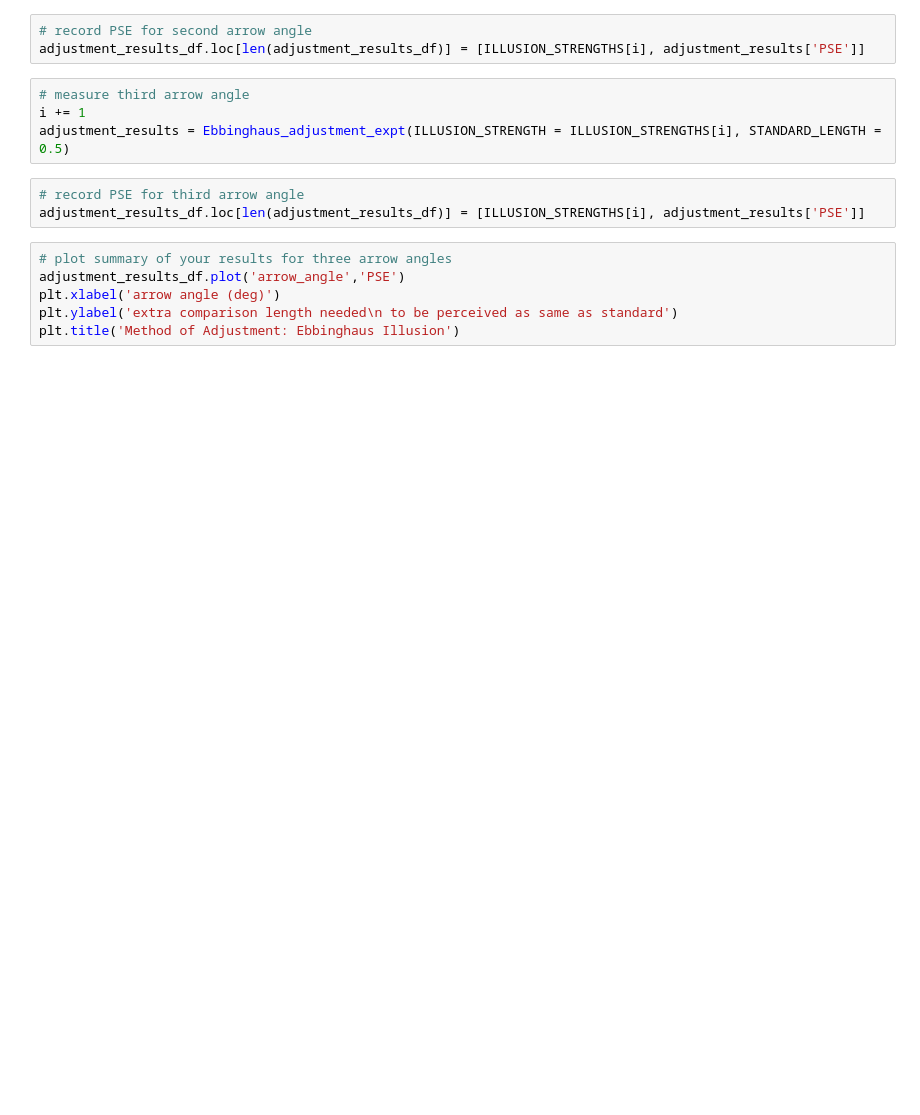
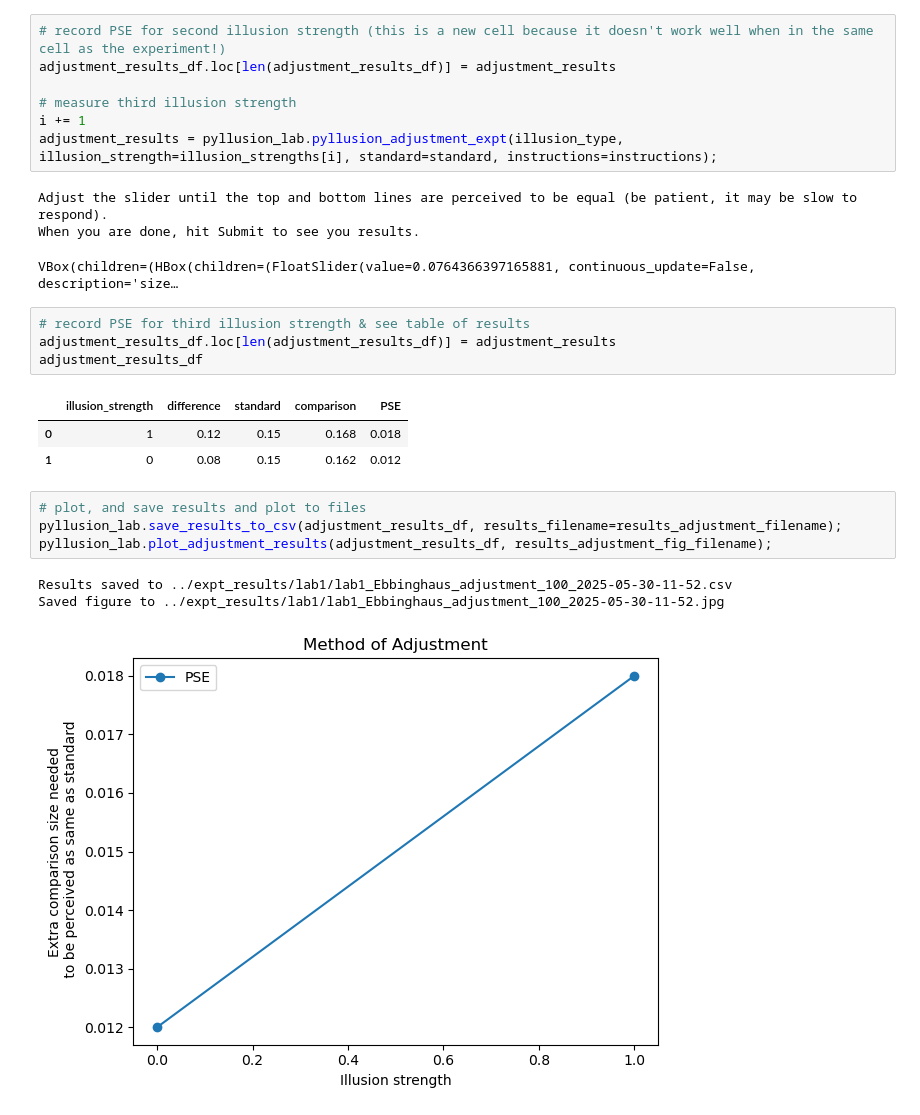
Before and after one commit to ahna/illusion-lab, a Jupyter notebook: Lab1.ipynb, the cells around one changed output. Saved outputs shown, nothing was run; the diff lists cells and outputs as text; blank space fills up the shorter version.

```diff
--- a/Lab1.ipynb
+++ b/Lab1.ipynb
@@ -174,16 +184,27 @@ adjustment_results = Ebbinghaus_adjustment_expt(ILLUSION_STRENGTH = ILLUSION_STR
-# %%
-# record PSE for second arrow angle
-adjustment_results_df.loc[len(adjustment_results_df)] = [ILLUSION_STRENGTHS[i], adjustment_results['PSE']]
 # %%
-# measure third arrow angle
+# record PSE for second illusion strength (this is a new cell because it doesn't work well when in the same cell as the experiment!)
+adjustment_results_df.loc[len(adjustment_results_df)] = adjustment_results
+
+# measure third illusion strength
 i += 1
-adjustment_results = Ebbinghaus_adjustment_expt(ILLUSION_STRENGTH = ILLUSION_STRENGTHS[i], STANDARD_LENGTH = 0.5)
+adjustment_results = pyllusion_lab.pyllusion_adjustment_expt(illusion_type, illusion_strength=illusion_strengths[i], standard=standard, instructions=instructions);
+# %% [output]
+Adjust the slider until the top and bottom lines are perceived to be equal (be patient, it may be slow to respond).
+When you are done, hit Submit to see you results.
+VBox(children=(HBox(children=(FloatSlider(value=0.0764366397165881, continuous_update=False, description='size…
-# %%
-# record PSE for third arrow angle
-adjustment_results_df.loc[len(adjustment_results_df)] = [ILLUSION_STRENGTHS[i], adjustment_results['PSE']]
-# %%
-# plot summary of your results for three arrow angles
-adjustment_results_df.plot('arrow_angle','PSE')
-plt.xlabel('arrow angle (deg)')
-plt.ylabel('extra comparison length needed\n to be perceived as same as standard')
-plt.title('Method of Adjustment: Ebbinghaus Illusion')
+# %%
+# record PSE for third illusion strength & see table of results
+adjustment_results_df.loc[len(adjustment_results_df)] = adjustment_results
+adjustment_results_df
+# %% [output]
+|  | illusion_strength | difference | standard | comparison | PSE |
+| 0 | 1 | 0.12 | 0.15 | 0.168 | 0.018 |
+| 1 | 0 | 0.08 | 0.15 | 0.162 | 0.012 |
+# %%
+# plot, and save results and plot to files
+pyllusion_lab.save_results_to_csv(adjustment_results_df, results_filename=results_adjustment_filename);
+pyllusion_lab.plot_adjustment_results(adjustment_results_df, results_adjustment_fig_filename);
+# %% [output]
+Results saved to ../expt_results/lab1/lab1_Ebbinghaus_adjustment_100_2025-05-30-11-52.csv
+Saved figure to ../expt_results/lab1/lab1_Ebbinghaus_adjustment_100_2025-05-30-11-52.jpg
+[figure, added]
```
Also changed, not shown: parts of 34 cells of this notebook, 2 other files.
